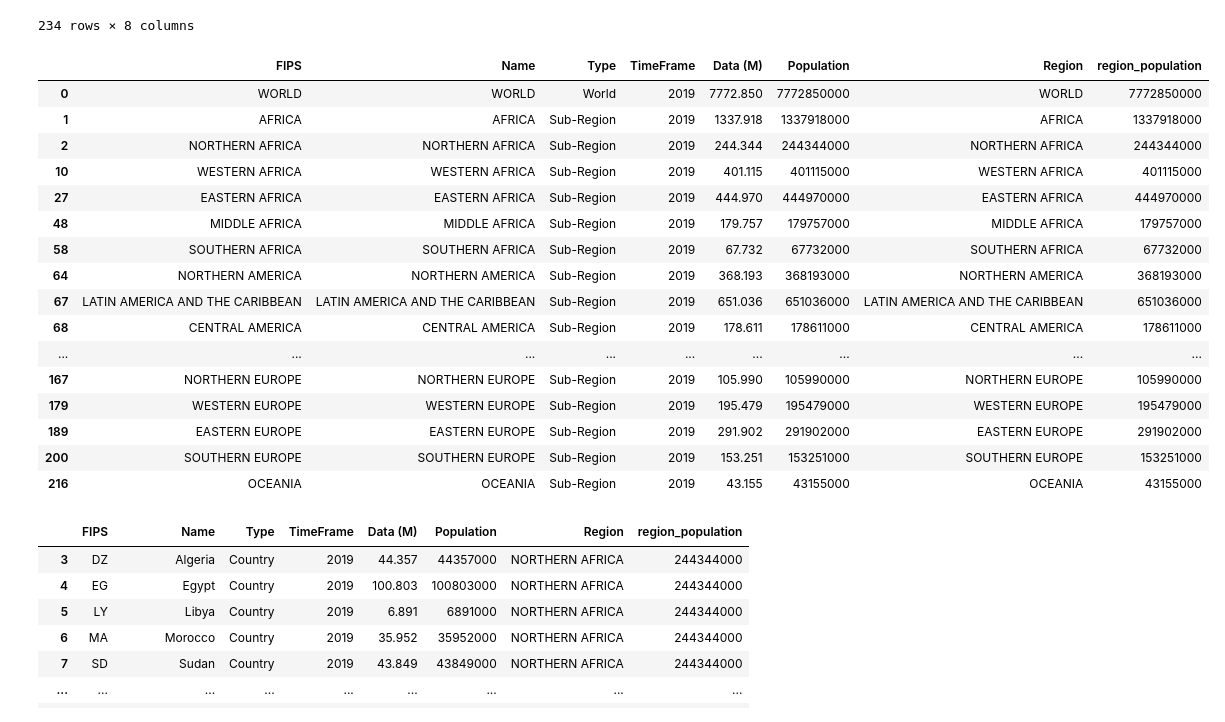
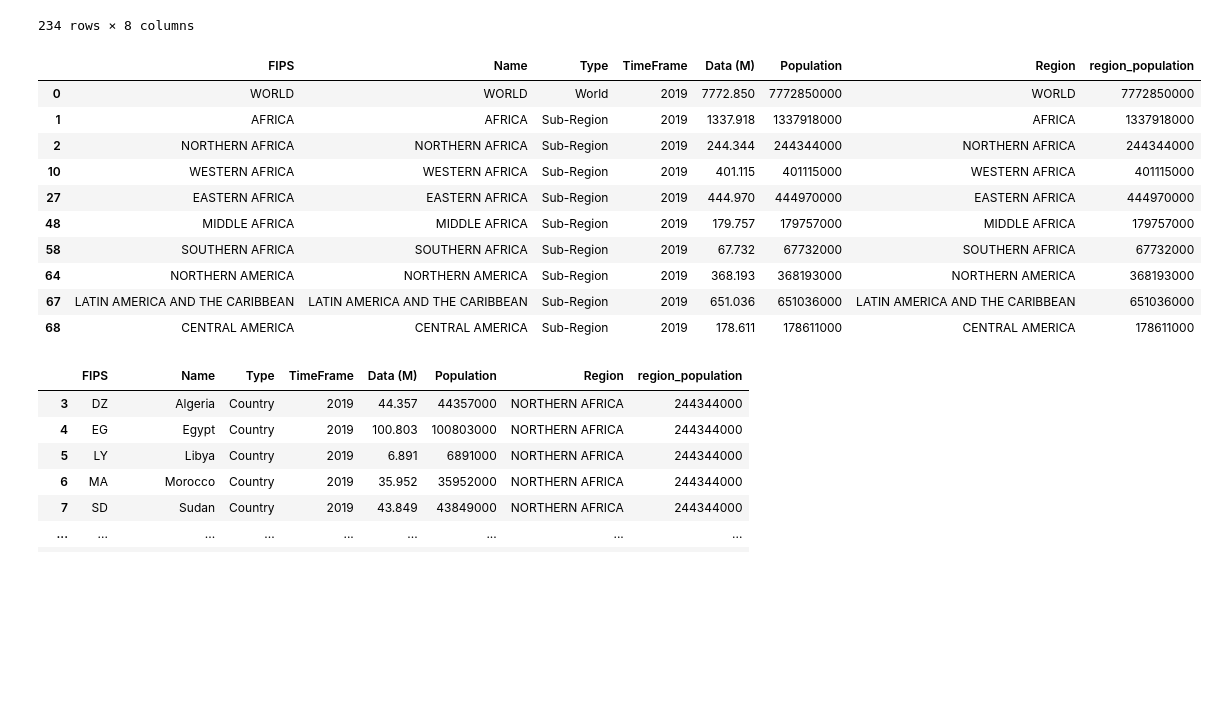
Before and after one commit to StaceyWheeler/data-512-a2, a Jupyter notebook: src/hcds-a2-bias.ipynb, the cells around one changed output. Drawn from its saved outputs; the diff is of its cells as text; code cells hidden in the pictures; blank space fills up the shorter version.

```diff
--- a/src/hcds-a2-bias.ipynb
+++ b/src/hcds-a2-bias.ipynb
@@ -99,25 +99,19 @@ WPDS_df
 regions_df = WPDS_df.loc[WPDS_df.Name.str.isupper() == True]
 countries_df = WPDS_df.loc[WPDS_df.Name.str.isupper() == False]
 # %%
-regions_df
+regions_df.head(10)
 # %% [output]
 |  | FIPS | Name | Type | TimeFrame | Data (M) | Population | Region | region_population |
 | 0 | WORLD | WORLD | World | 2019 | 7772.850 | 7772850000 | WORLD | 7772850000 |
 | 1 | AFRICA | AFRICA | Sub-Region | 2019 | 1337.918 | 1337918000 | AFRICA | 1337918000 |
 | 2 | NORTHERN AFRICA | NORTHERN AFRICA | Sub-Region | 2019 | 244.344 | 244344000 | NORTHERN AFRICA | 244344000 |
 | 10 | WESTERN AFRICA | WESTERN AFRICA | Sub-Region | 2019 | 401.115 | 401115000 | WESTERN AFRICA | 401115000 |
 | 27 | EASTERN AFRICA | EASTERN AFRICA | Sub-Region | 2019 | 444.970 | 444970000 | EASTERN AFRICA | 444970000 |
 | 48 | MIDDLE AFRICA | MIDDLE AFRICA | Sub-Region | 2019 | 179.757 | 179757000 | MIDDLE AFRICA | 179757000 |
 | 58 | SOUTHERN AFRICA | SOUTHERN AFRICA | Sub-Region | 2019 | 67.732 | 67732000 | SOUTHERN AFRICA | 67732000 |
 | 64 | NORTHERN AMERICA | NORTHERN AMERICA | Sub-Region | 2019 | 368.193 | 368193000 | NORTHERN AMERICA | 368193000 |
 | 67 | LATIN AMERICA AND THE CARIBBEAN | LATIN AMERICA AND THE CARIBBEAN | Sub-Region | 2019 | 651.036 | 651036000 | LATIN AMERICA AND THE CARIBBEAN | 651036000 |
 | 68 | CENTRAL AMERICA | CENTRAL AMERICA | Sub-Region | 2019 | 178.611 | 178611000 | CENTRAL AMERICA | 178611000 |
-| ... | ... | ... | ... | ... | ... | ... | ... | ... |
-| 167 | NORTHERN EUROPE | NORTHERN EUROPE | Sub-Region | 2019 | 105.990 | 105990000 | NORTHERN EUROPE | 105990000 |
-| 179 | WESTERN EUROPE | WESTERN EUROPE | Sub-Region | 2019 | 195.479 | 195479000 | WESTERN EUROPE | 195479000 |
-| 189 | EASTERN EUROPE | EASTERN EUROPE | Sub-Region | 2019 | 291.902 | 291902000 | EASTERN EUROPE | 291902000 |
-| 200 | SOUTHERN EUROPE | SOUTHERN EUROPE | Sub-Region | 2019 | 153.251 | 153251000 | SOUTHERN EUROPE | 153251000 |
-| 216 | OCEANIA | OCEANIA | Sub-Region | 2019 | 43.155 | 43155000 | OCEANIA | 43155000 |
 # %%
 countries_df
 # %% [output]
```
Also changed, not shown: parts of 23 cells of this notebook, 4 other files.
